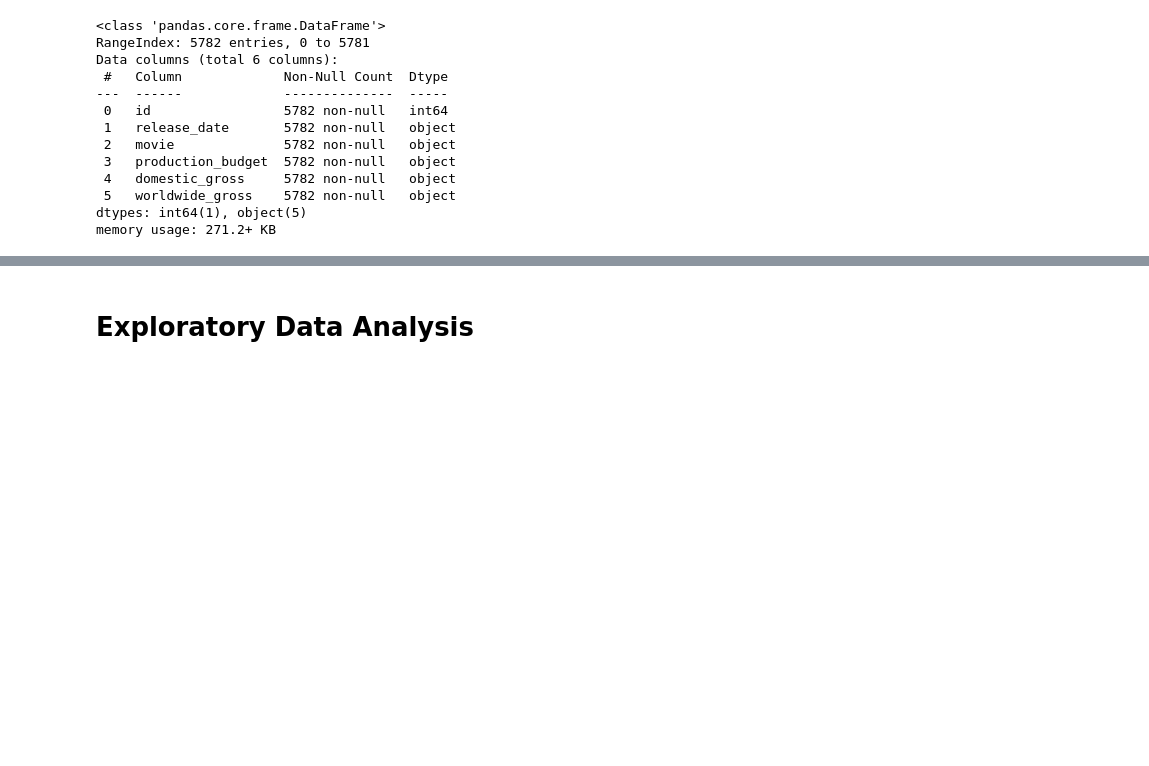
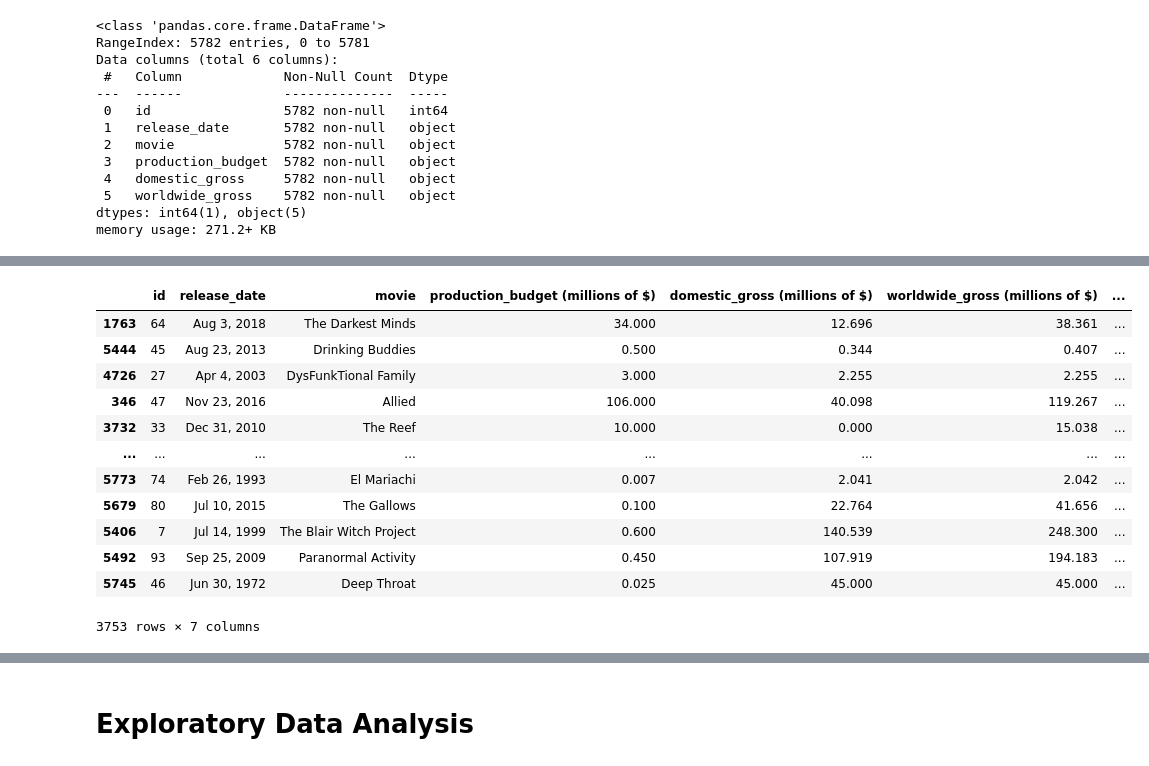
Before and after one commit to ckucewicz/movie_analysis_project, a Jupyter notebook: Notebook.ipynb, the cells around one changed output, grey strips where cells are left out. Drawn from its saved outputs; the diff is of its cells as text; code cells hidden in the pictures; blank space fills up the shorter version.

```diff
--- a/Notebook.ipynb
+++ b/Notebook.ipynb
@@ -106,0 +187,16 @@ budgets.head()
+# %%
+budgets[budgets['roi (%)'] > 50].sort_values(by = ['roi (%)'], ascending = True)
+# %% [output]
+|  | id | release_date | movie | production_budget (millions of $) | domestic_gross (millions of $) | worldwide_gross (millions of $) | ... |
+| 1763 | 64 | Aug 3, 2018 | The Darkest Minds | 34.000 | 12.696 | 38.361 | ... |
+| 5444 | 45 | Aug 23, 2013 | Drinking Buddies | 0.500 | 0.344 | 0.407 | ... |
+| 4726 | 27 | Apr 4, 2003 | DysFunkTional Family | 3.000 | 2.255 | 2.255 | ... |
+| 346 | 47 | Nov 23, 2016 | Allied | 106.000 | 40.098 | 119.267 | ... |
+| 3732 | 33 | Dec 31, 2010 | The Reef | 10.000 | 0.000 | 15.038 | ... |
+| ... | ... | ... | ... | ... | ... | ... | ... |
+| 5773 | 74 | Feb 26, 1993 | El Mariachi | 0.007 | 2.041 | 2.042 | ... |
+| 5679 | 80 | Jul 10, 2015 | The Gallows | 0.100 | 22.764 | 41.656 | ... |
+| 5406 | 7 | Jul 14, 1999 | The Blair Witch Project | 0.600 | 140.539 | 248.300 | ... |
+| 5492 | 93 | Sep 25, 2009 | Paranormal Activity | 0.450 | 107.919 | 194.183 | ... |
+| 5745 | 46 | Jun 30, 1972 | Deep Throat | 0.025 | 45.000 | 45.000 | ... |
+3753 rows × 7 columns
```
Also changed, not shown: parts of 34 cells of this notebook, 1 other file.
